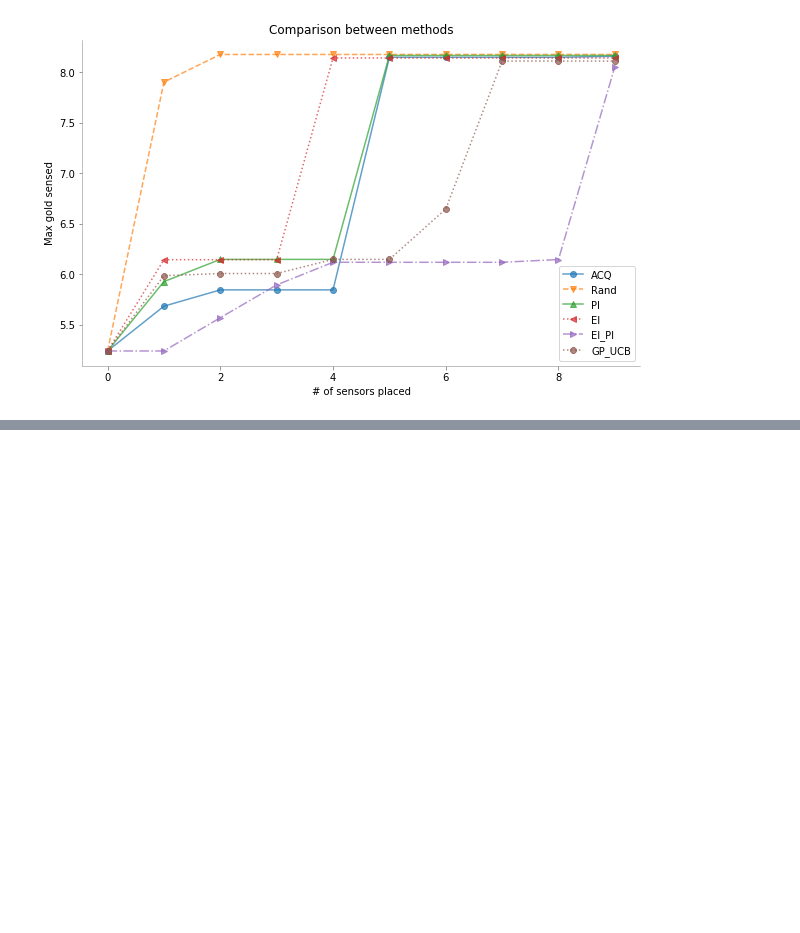
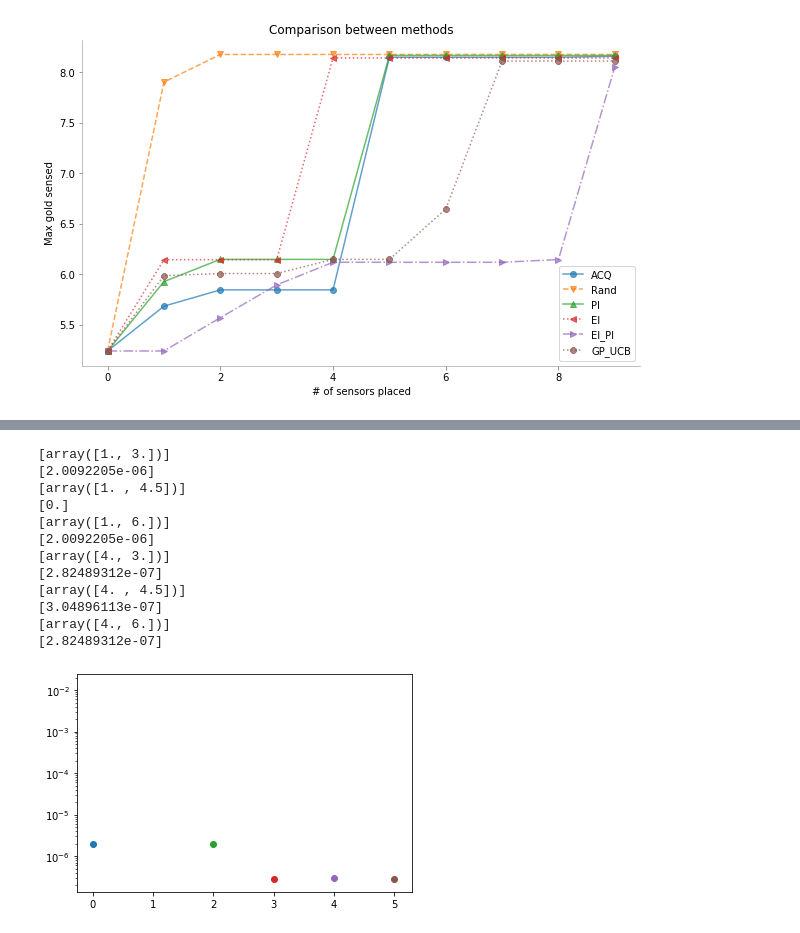
Before and after one commit to lhanappa/nipunbatra.github.io, a Jupyter notebook: blog/2019/bandit-learning-gp.ipynb, the cells around one changed output, grey strips where cells are left out. Cells and saved outputs as stored; diff of their text form; code cells hidden in the pictures; blank space fills up the shorter version.

```diff
--- a/blog/2019/bandit-learning-gp.ipynb
+++ b/blog/2019/bandit-learning-gp.ipynb
@@ -714,14 +714,14 @@ def ei_pi_plot(
     pii = list(map(str, pi_params.values()))
     eii = list(map(str, ei_params.values()))
     params_str = '-'.join(pii + eii)
-    dirName = './MAB_pngs/Ei_Pi_graph/'
+    dirName = './MAB_gifs/Ei_Pi_graph/'
     os.makedirs(dirName, exist_ok=True)
-    plt.savefig(f"{dirName}/{i}.png", bbox_inches="tight", dpi=300)
+    plt.savefig(f"{dirName}/{i}.svg", bbox_inches="tight")
     plt.close()
     return (dirName)
 # %%
-pi_eps = [0.0001, 0.001, 0.01, 0.1, 1]
-ei_eps = [0.0001, 0.001, 0.01, 0.1, 1]
+pi_eps = [0.01]#, 0.001, 0.01, 0.1, 1]
+ei_eps = [0.01]#, 0.001, 0.01, 0.1, 1]
 
 for i, (pi_ep, ei_ep) in enumerate(zip(pi_eps, ei_eps)):
     pi_params = {'eps': pi_ep}
@@ -732,11 +732,11 @@ for i, (pi_ep, ei_ep) in enumerate(zip(pi_eps, ei_eps)):
         pi_params = pi_params,
         ei_params = ei_params,
         yscale='linear', xscale='linear',
-        ylim=(0, 0.28), xlim=(0, 1.05),
+        ylim=(0, 0.05), xlim=(0, .5),
     )
 
 # gify!
-!convert -delay 50 -loop 0 {dirName}/*.png {gifDir}/ei_pi_graph.gif
+# !convert -delay 50 -loop 0 {dirName}/*.png {gifDir}/ei_pi_graph.gif
 # %% [markdown]
 We have seen two closely related methods, The _Probability of Improvement_ and the _Expected Improvement_. We can think of these two to be related to the ideas that we commonly are familiar with `risk` and `gain` respectively.
 
@@ -912,0 +1153,3 @@ We need to take care while using Bayesian Optimization
+# %%
+p = PI()
+p(gp, x)
@@ -912,0 +1165,23 @@ We need to take care while using Bayesian Optimization
+# %%
+gp = GaussianProcessRegressor()
+gp.fit([[1, 4.5]], [2])
+for i, aa in enumerate(aaa):
+    p = PI()
+    ss = p(gp, [aa])
+    print (ss)
+    plt.scatter(i, ss)
+    plt.yscale('log')
+# %% [output]
+[array([1., 3.])]
+[2.0092205e-06]
+[array([1. , 4.5])]
+[0.]
+[array([1., 6.])]
+[2.0092205e-06]
+[array([4., 3.])]
+[2.82489312e-07]
+[array([4. , 4.5])]
+[3.04896113e-07]
+[array([4., 6.])]
+[2.82489312e-07]
+[figure, added]
```
Also changed, not shown: parts of 33 cells of this notebook, 11 other files.
